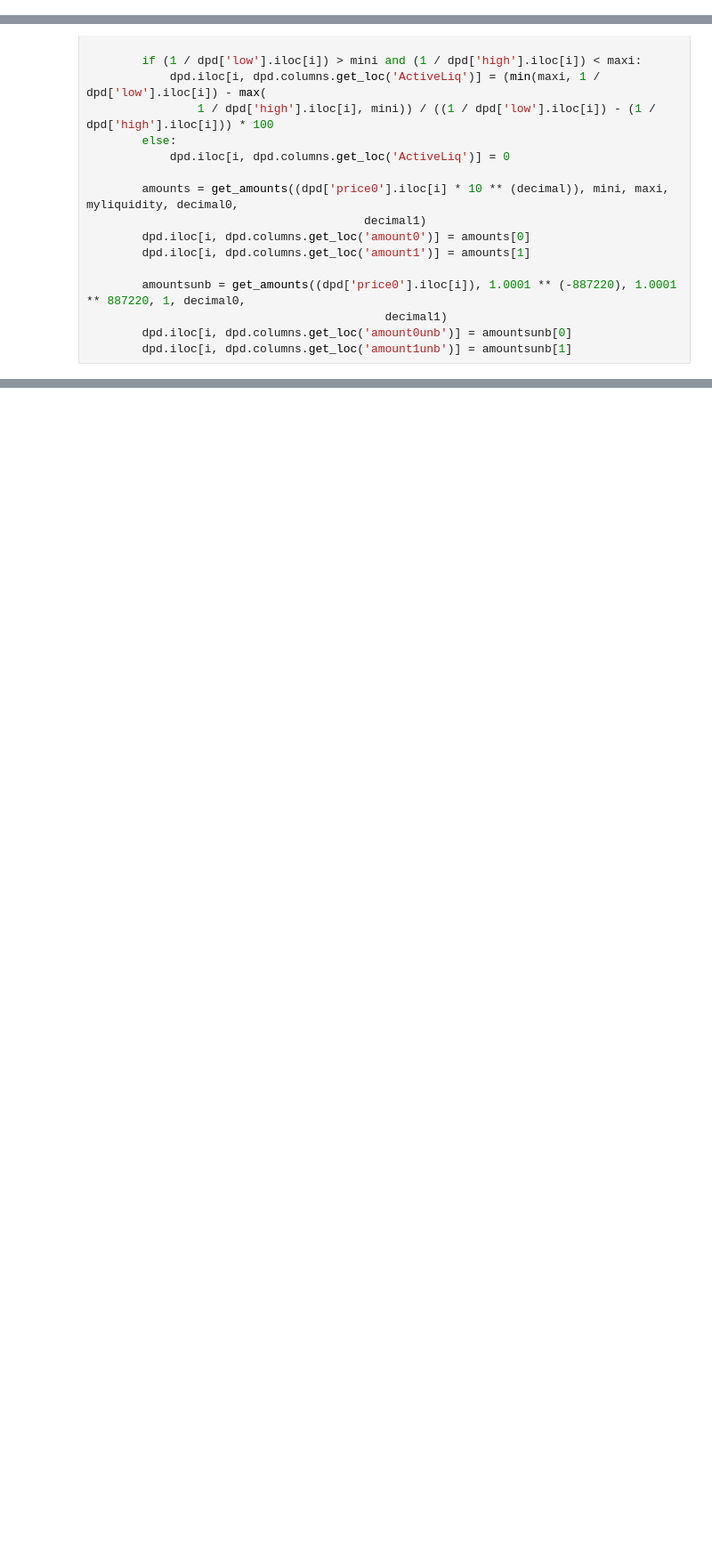
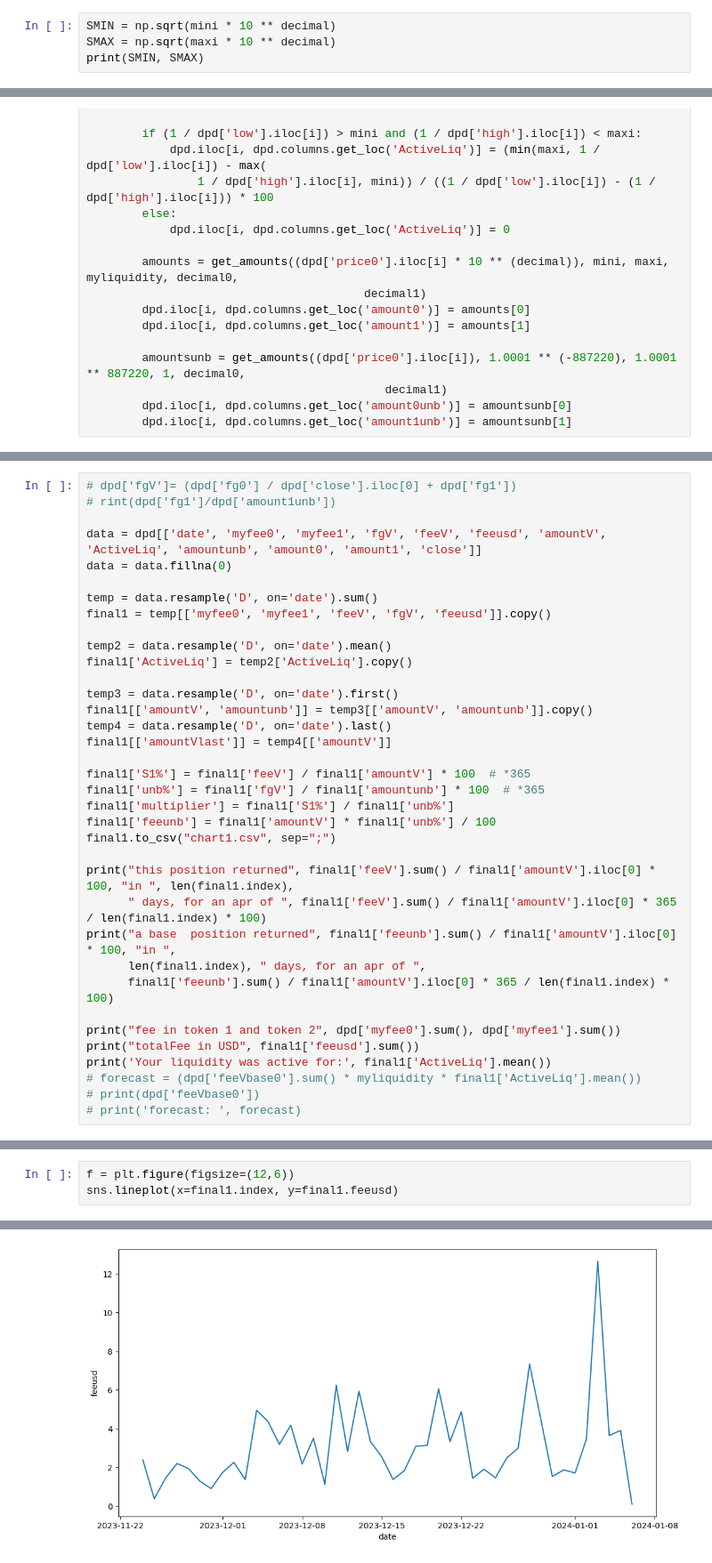
Before and after one commit to jiaxiang-cheng/definer, a Jupyter notebook: Backtest.ipynb, the cells around one changed output, grey strips where cells are left out. Shown at 89% size. Saved outputs shown, nothing was run; the diff lists cells and outputs as text; blank space fills up the shorter version.

```diff
--- a/Backtest.ipynb
+++ b/Backtest.ipynb
@@ -353,0 +218,4 @@ dpd['fee1token'] = dpd['fg1'] - dpd['fg1shift']
+# %%
+SMIN = np.sqrt(mini * 10 ** decimal)
+SMAX = np.sqrt(maxi * 10 ** decimal)
+print(SMIN, SMAX)
@@ -443,0 +356,36 @@ else:
+# %%
+# dpd['fgV']= (dpd['fg0'] / dpd['close'].iloc[0] + dpd['fg1'])
+# rint(dpd['fg1']/dpd['amount1unb'])
+
+data = dpd[['date', 'myfee0', 'myfee1', 'fgV', 'feeV', 'feeusd', 'amountV', 'ActiveLiq', 'amountunb', 'amount0', 'amount1', 'close']]
+data = data.fillna(0)
+
+temp = data.resample('D', on='date').sum()
+final1 = temp[['myfee0', 'myfee1', 'feeV', 'fgV', 'feeusd']].copy()
+
+temp2 = data.resample('D', on='date').mean()
+final1['ActiveLiq'] = temp2['ActiveLiq'].copy()
+
+temp3 = data.resample('D', on='date').first()
+final1[['amountV', 'amountunb']] = temp3[['amountV', 'amountunb']].copy()
+temp4 = data.resample('D', on='date').last()
+final1[['amountVlast']] = temp4[['amountV']]
+
+final1['S1%'] = final1['feeV'] / final1['amountV'] * 100  # *365
+final1['unb%'] = final1['fgV'] / final1['amountunb'] * 100  # *365
+final1['multiplier'] = final1['S1%'] / final1['unb%']
+final1['feeunb'] = final1['amountV'] * final1['unb%'] / 100
+final1.to_csv("chart1.csv", sep=";")
+
+print("this position returned", final1['feeV'].sum() / final1['amountV'].iloc[0] * 100, "in ", len(final1.index),
+      " days, for an apr of ", final1['feeV'].sum() / final1['amountV'].iloc[0] * 365 / len(final1.index) * 100)
+print("a base  position returned", final1['feeunb'].sum() / final1['amountV'].iloc[0] * 100, "in ",
+      len(final1.index), " days, for an apr of ",
+      final1['feeunb'].sum() / final1['amountV'].iloc[0] * 365 / len(final1.index) * 100)
+
+print("fee in token 1 and token 2", dpd['myfee0'].sum(), dpd['myfee1'].sum())
+print("totalFee in USD", final1['feeusd'].sum())
+print('Your liquidity was active for:', final1['ActiveLiq'].mean())
+# forecast = (dpd['feeVbase0'].sum() * myliquidity * final1['ActiveLiq'].mean())
+# print(dpd['feeVbase0'])
+# print('forecast: ', forecast)
@@ -443,0 +419,4 @@ else:
+# %%
+f = plt.figure(figsize=(12,6))
+sns.lineplot(x=final1.index, y=final1.feeusd)
+# %% [output]
@@ -443,0 +424 @@ else:
+[figure, added]
```
Also changed, not shown: parts of 33 cells of this notebook.
